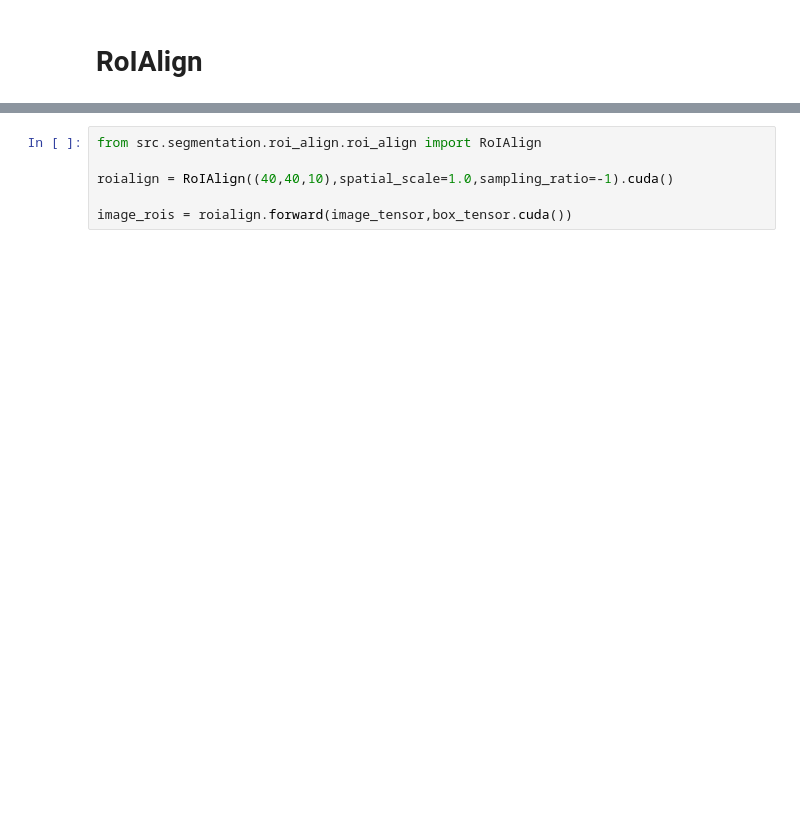
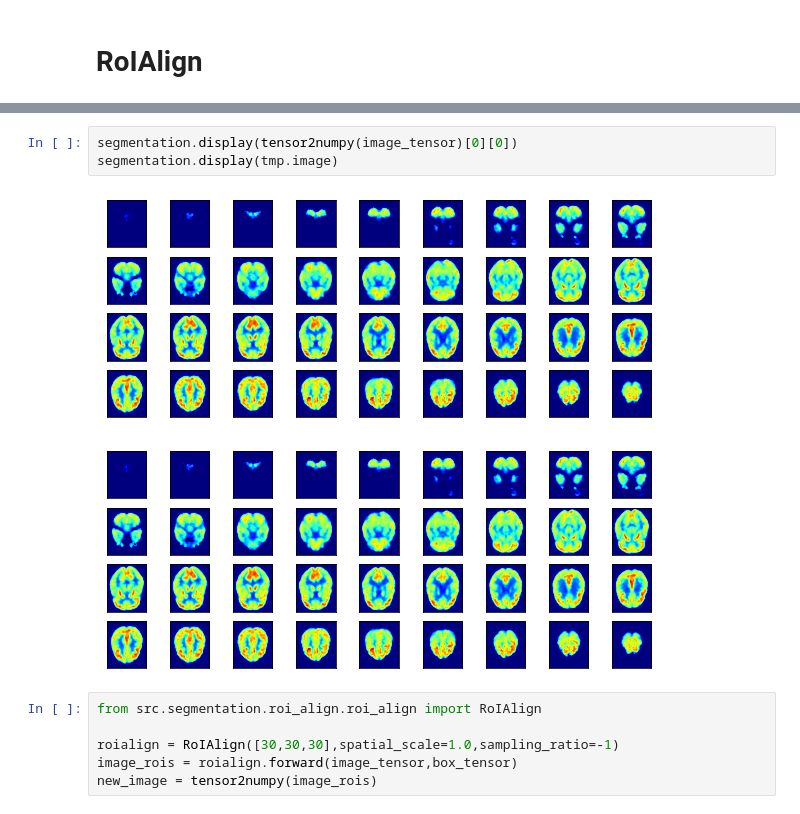
Before and after one commit to FredrikM97/Medical-ROI, a Jupyter notebook: notebooks/04 - segmentation.ipynb, the cells around one changed output, grey strips where cells are left out. Saved outputs shown, nothing was run; the diff lists cells and outputs as text; blank space fills up the shorter version.

```diff
--- a/notebooks/04 - segmentation.ipynb
+++ b/notebooks/04 - segmentation.ipynb
@@ -416,6 +201,12 @@ image_tensor = image_tensor.cuda()
+# %%
+segmentation.display(tensor2numpy(image_tensor)[0][0])
+segmentation.display(tmp.image)
+# %% [output]
+[figure, added]
+[figure, added]
 # %%
 from src.segmentation.roi_align.roi_align import RoIAlign
 
-roialign = RoIAlign((40,40,10),spatial_scale=1.0,sampling_ratio=-1).cuda()
-
-image_rois = roialign.forward(image_tensor,box_tensor.cuda())
+roialign = RoIAlign([30,30,30],spatial_scale=1.0,sampling_ratio=-1)
+image_rois = roialign.forward(image_tensor,box_tensor)
+new_image = tensor2numpy(image_rois)
```
Also changed, not shown: parts of 51 cells of this notebook, 1 other file.
